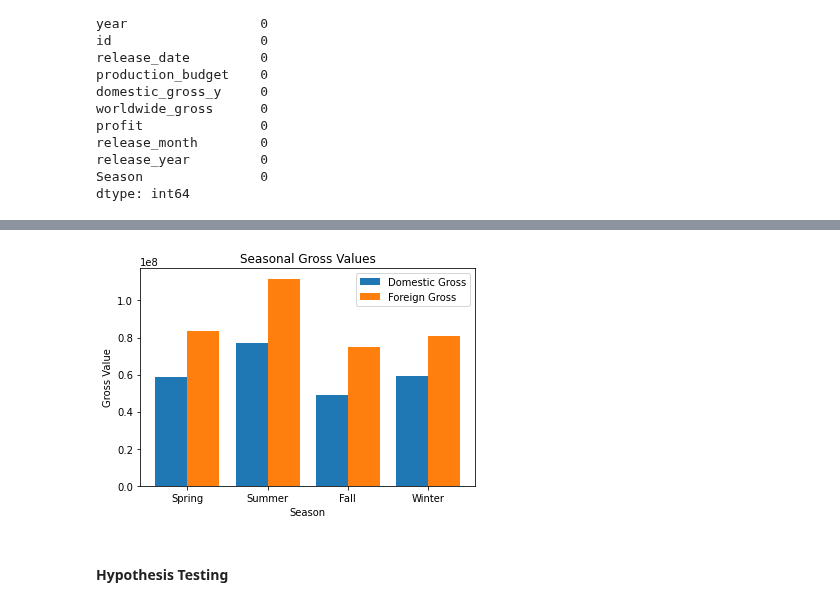
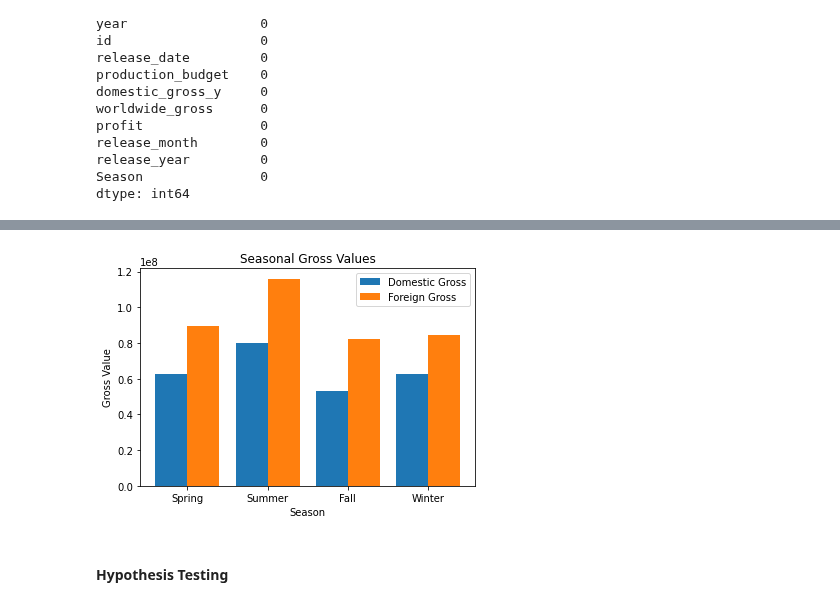
Before and after one commit to cLineman/CapStoneProject, a Jupyter notebook: FinalProduct.ipynb, the cells around one changed output, grey strips where cells are left out. Saved outputs shown, nothing was run; the diff lists cells and outputs as text; code cells hidden in the pictures.

```diff
--- a/FinalProduct.ipynb
+++ b/FinalProduct.ipynb
@@ -1408,0 +1473,28 @@ dtype: int64
+# %%
+i = 0
+for row in movieGrossJoinBudgets.itertuples(index = False):
+    if row[4] == 2010:
+        movieGrossJoinBudgets.iat[i,3] = row[3] * ((8*.0151) + 1)
+
+    if row[4] == 2011:
+        movieGrossJoinBudgets.iat[i,3] = row[3] * ((7*.0151) + 1)
+
+    if row[4] == 2012:
+        movieGrossJoinBudgets.iat[i,3] = row[3] * ((6*.0151) + 1)
+
+    if row[4] == 2013:
+        movieGrossJoinBudgets.iat[i,3] = row[3] * ((5*.0151) + 1)
+
+    if row[4] == 2014:
+        movieGrossJoinBudgets.iat[i,3] = row[3] * ((4*.0151) + 1)
+
+    if row[4] == 2015:
+        movieGrossJoinBudgets.iat[i,3] = row[3] * ((3*.0151) + 1)
+
+    if row[4] == 2016:
+        movieGrossJoinBudgets.iat[i,3] = row[3] * ((2*.0151) + 1)
+
+    if row[4] == 2017:
+        movieGrossJoinBudgets.iat[i,3] = row[3] * ((1*.0151) + 1)
+
+    i +=1
@@ -1446,22 +1580,22 @@ GrossJoinBudgetGrouped
 # %%
 w=0.4
 x = ['Spring', 'Summer', 'Fall', 'Winter']
-domestic_gross_x = [5.868469e+07, 7.679157e+07, 4.878626e+07, 5.906062e+07]
-foreign_gross = [8.363396e+07, 1.117212e+08, 7.503076e+07, 8.060080e+07]
+domestic_gross_x = [6.286046e+07, 8.006786e+07, 5.330879e+07, 6.289587e+07]
+foreign_gross = [8.961715e+07, 1.160124e+08, 8.214393e+07, 8.460717e+07]
 
 bar1 = np.arange(len(x))
 bar2 = [i+w for i in bar1]
 
 plt.bar(bar1,domestic_gross_x,w,label='Domestic Gross')
 plt.bar(bar2,foreign_gross,w,label='Foreign Gross')
 plt.title('Seasonal Gross Values')
 plt.xticks(bar1+w/2,x)
 plt.xlabel('Season')
 plt.ylabel('Gross Value')
 plt.legend()
 plt.show()
 # %% [output]
-[figure, old version]
+[figure, new version]
 # %% [markdown]
 #### Hypothesis Testing
 # %% [markdown]
```
Also changed, not shown: parts of 51 cells of this notebook.
